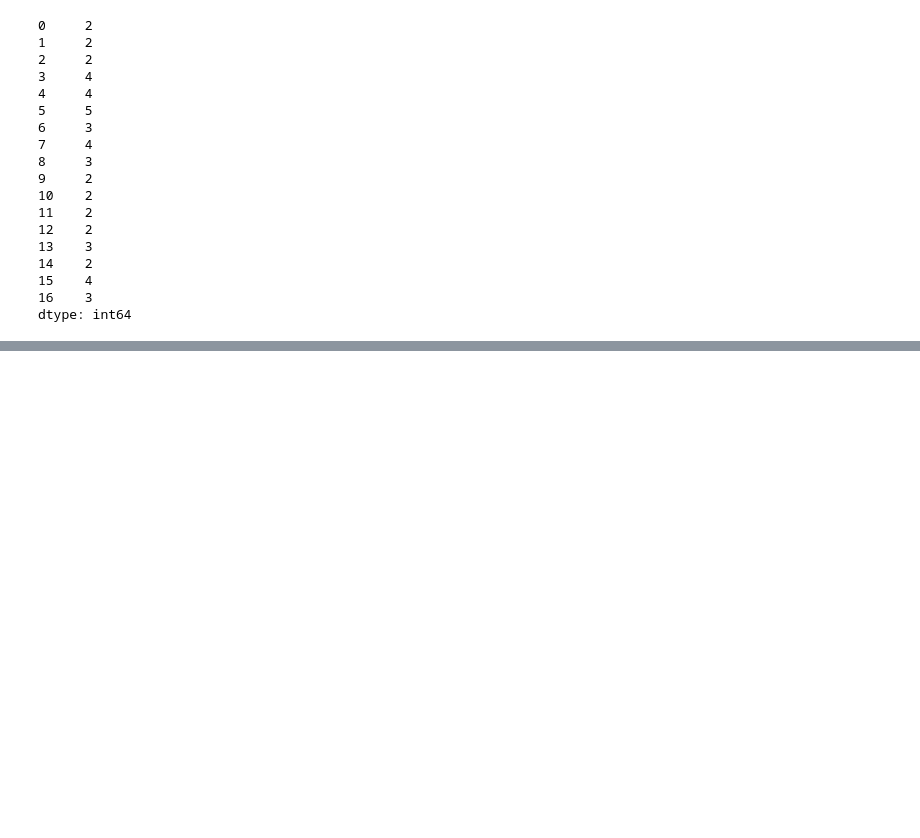
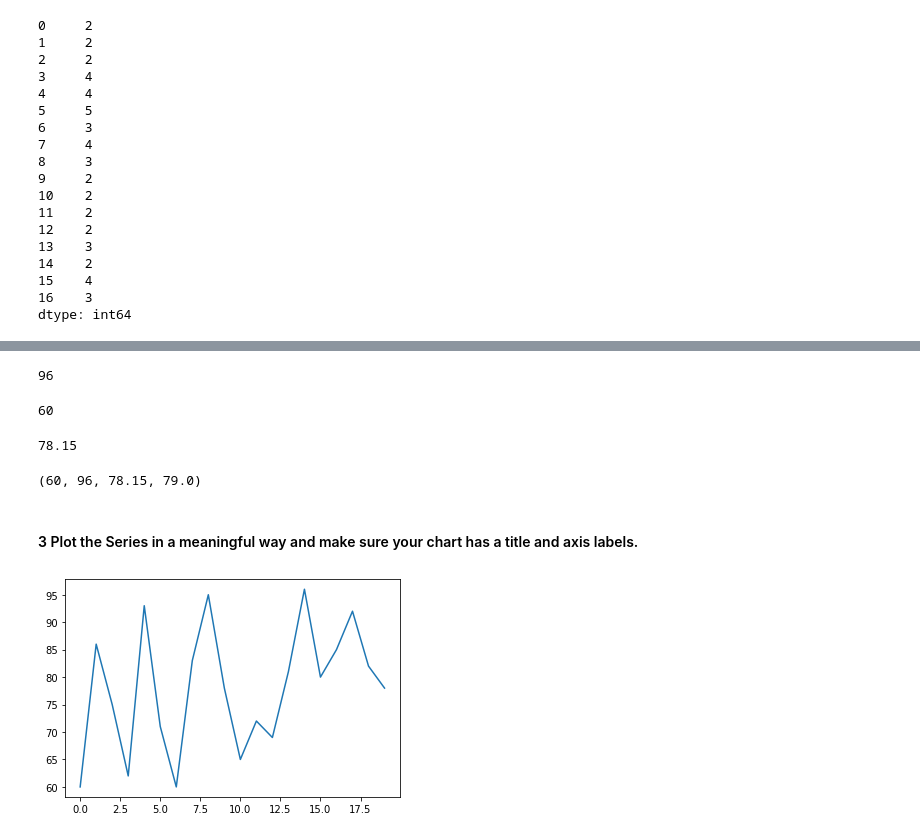
Before and after one commit to VasiliyAMelkozerov/numpy-pandas-visualization-exercises, a Jupyter notebook: pandas_series.ipynb, the cells around one changed output, grey strips where cells are left out. Cells and saved outputs as stored; diff of their text form; code cells hidden in the pictures; blank space fills up the shorter version.

```diff
--- a/pandas_series.ipynb
+++ b/pandas_series.ipynb
@@ -290,0 +577,24 @@ dtype: int64
+# %%
+max(exam_scores)
+# %% [output]
+96
+# %%
+min(exam_scores)
+# %% [output]
+60
+# %%
+sum(exam_scores) / len(exam_scores)
+# %% [output]
+78.15
+# %%
+exam_scores.min(), exam_scores.max(), exam_scores.mean(), exam_scores.median()
+# %% [output]
+(60, 96, 78.15, 79.0)
+# %% [markdown]
+#### 3 Plot the Series in a meaningful way and make sure your chart has a title and axis labels.
+# %%
+# plt.plot(exam_scores)
+exam_scores.plot()
+plt.show()
+# %% [output]
+[figure, added]
```
Also changed, not shown: parts of 62 cells of this notebook.
